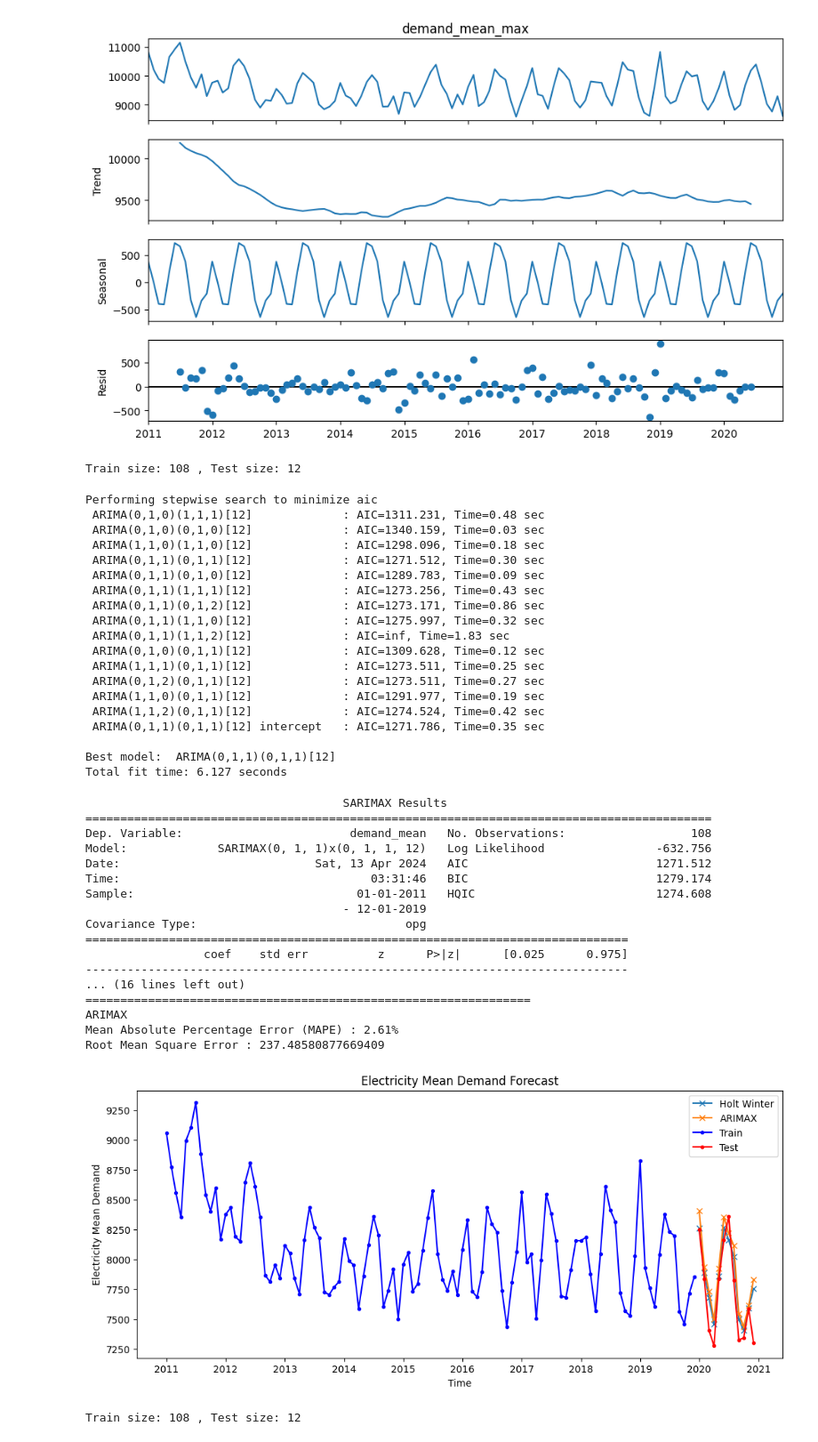
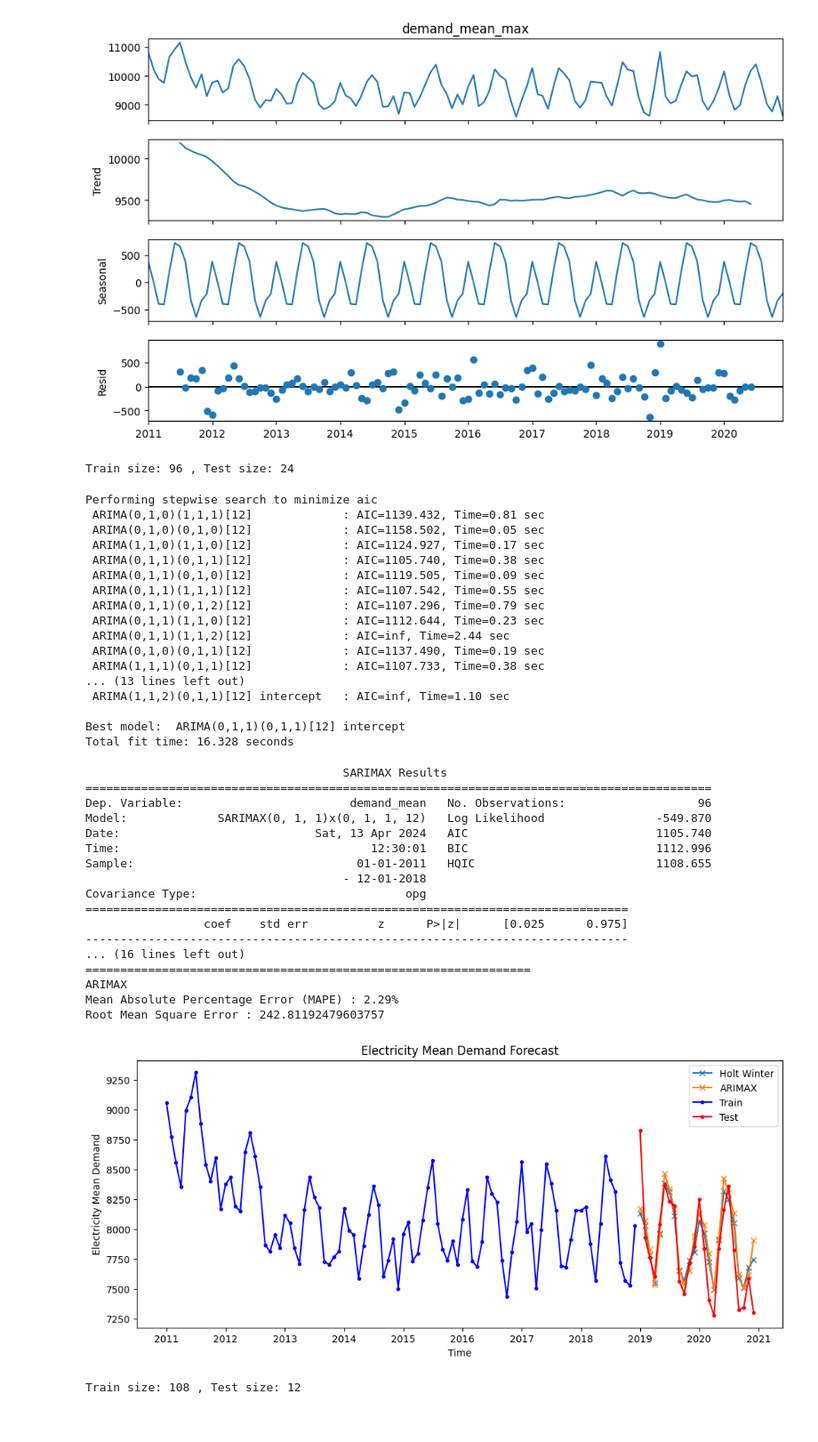
Before and after one commit to Z5429/ZZSC9020-Group-P, a Jupyter notebook: src/time_series_model.ipynb, the cells around one changed output. Shown at 89% size. Drawn from its saved outputs; the diff is of its cells as text; code cells hidden in the pictures.

```diff
--- a/src/time_series_model.ipynb
+++ b/src/time_series_model.ipynb
@@ -178,7 +178,7 @@ dtype: float64
 [figure]
 # %%
 ## data processing for model
-forecast_mths = 12 ## set the forecast next 12 months
+forecast_mths = 24 ## set the forecast next 12 months
 df_model_data['ds'] = df_model_data.index
 
 train = df_model_data[ : -forecast_mths]
@@ -230,60 +230,58 @@ plt.figure(figsize=(12,5))
 
 for name, y_pred in models.items():
     mape, rmse = accuracy(y_test, y_pred)
     print('================================================================')
     print(name)
     print('Mean Absolute Percentage Error (MAPE) : {:.2f}%'.format(mape))
     print('Root Mean Square Error : {}'.format(rmse))
 
     # Plot forecast
     plt.plot(test.index, y_pred, 'x-', label=name)  # Predictions
 
 plt.plot(train.index, y_train, 'b.-', label='Train')  # Train data
 plt.plot(test.index, y_test, 'r.-', label='Test')  # Test data
 plt.xlabel('Time', fontsize=10)
 plt.ylabel('Electricity Mean Demand', fontsize=10)
 plt.legend(loc='best')
 plt.title('Electricity Mean Demand Forecast', fontsize=12)
 plt.show()
 # %% [output]
-Train size: 108 , Test size: 12
+Train size: 96 , Test size: 24
 Performing stepwise search to minimize aic
- ARIMA(0,1,0)(1,1,1)[12]             : AIC=1311.231, Time=0.48 sec
- ARIMA(0,1,0)(0,1,0)[12]             : AIC=1340.159, Time=0.03 sec
- ARIMA(1,1,0)(1,1,0)[12]             : AIC=1298.096, Time=0.18 sec
- ARIMA(0,1,1)(0,1,1)[12]             : AIC=1271.512, Time=0.30 sec
- ARIMA(0,1,1)(0,1,0)[12]             : AIC=1289.783, Time=0.09 sec
- ARIMA(0,1,1)(1,1,1)[12]             : AIC=1273.256, Time=0.43 sec
- ARIMA(0,1,1)(0,1,2)[12]             : AIC=1273.171, Time=0.86 sec
- ARIMA(0,1,1)(1,1,0)[12]             : AIC=1275.997, Time=0.32 sec
- ARIMA(0,1,1)(1,1,2)[12]             : AIC=inf, Time=1.83 sec
- ARIMA(0,1,0)(0,1,1)[12]             : AIC=1309.628, Time=0.12 sec
- ARIMA(1,1,1)(0,1,1)[12]             : AIC=1273.511, Time=0.25 sec
- ARIMA(0,1,2)(0,1,1)[12]             : AIC=1273.511, Time=0.27 sec
- ARIMA(1,1,0)(0,1,1)[12]             : AIC=1291.977, Time=0.19 sec
- ARIMA(1,1,2)(0,1,1)[12]             : AIC=1274.524, Time=0.42 sec
- ARIMA(0,1,1)(0,1,1)[12] intercept   : AIC=1271.786, Time=0.35 sec
+ ARIMA(0,1,0)(1,1,1)[12]             : AIC=1139.432, Time=0.81 sec
+ ARIMA(0,1,0)(0,1,0)[12]             : AIC=1158.502, Time=0.05 sec
+ ARIMA(1,1,0)(1,1,0)[12]             : AIC=1124.927, Time=0.17 sec
+ ARIMA(0,1,1)(0,1,1)[12]             : AIC=1105.740, Time=0.38 sec
+ ARIMA(0,1,1)(0,1,0)[12]             : AIC=1119.505, Time=0.09 sec
+ ARIMA(0,1,1)(1,1,1)[12]             : AIC=1107.542, Time=0.55 sec
+ ARIMA(0,1,1)(0,1,2)[12]             : AIC=1107.296, Time=0.79 sec
+ ARIMA(0,1,1)(1,1,0)[12]             : AIC=1112.644, Time=0.23 sec
+ ARIMA(0,1,1)(1,1,2)[12]             : AIC=inf, Time=2.44 sec
+ ARIMA(0,1,0)(0,1,1)[12]             : AIC=1137.490, Time=0.19 sec
+ ARIMA(1,1,1)(0,1,1)[12]             : AIC=1107.733, Time=0.38 sec
+... (13 lines left out)
+ ARIMA(1,1,2)(0,1,1)[12] intercept   : AIC=inf, Time=1.10 sec
 
-Best model:  ARIMA(0,1,1)(0,1,1)[12]
-Total fit time: 6.127 seconds
+Best model:  ARIMA(0,1,1)(0,1,1)[12] intercept
+Total fit time: 16.328 seconds
                                      SARIMAX Results
 ==========================================================================================
-Dep. Variable:                        demand_mean   No. Observations:                  108
-Model:             SARIMAX(0, 1, 1)x(0, 1, 1, 12)   Log Likelihood                -632.756
-Date:                            Sat, 13 Apr 2024   AIC                           1271.512
-Time:                                    03:31:46   BIC                           1279.174
-Sample:                                01-01-2011   HQIC                          1274.608
-                                     - 12-01-2019
+Dep. Variable:                        demand_mean   No. Observations:                   96
+Model:             SARIMAX(0, 1, 1)x(0, 1, 1, 12)   Log Likelihood                -549.870
+Date:                            Sat, 13 Apr 2024   AIC                           1105.740
+Time:                                    12:30:01   BIC                           1112.996
+Sample:                                01-01-2011   HQIC                          1108.655
+                                     - 12-01-2018
 Covariance Type:                              opg
 ==============================================================================
                  coef    std err          z      P>|z|      [0.025      0.975]
 ------------------------------------------------------------------------------
 ... (16 lines left out)
 ================================================================
 ARIMAX
-Mean Absolute Percentage Error (MAPE) : 2.61%
-Root Mean Square Error : 237.48580877669409
+Mean Absolute Percentage Error (MAPE) : 2.29%
+Root Mean Square Error : 242.81192479603757
-[figure, old version]
+[figure, new version]
 # %%
 ## data processing for model
 forecast_mths = 12 ## set the forecast next 12 months
```
Also changed, not shown: parts of 3 cells of this notebook, 1 other file.
